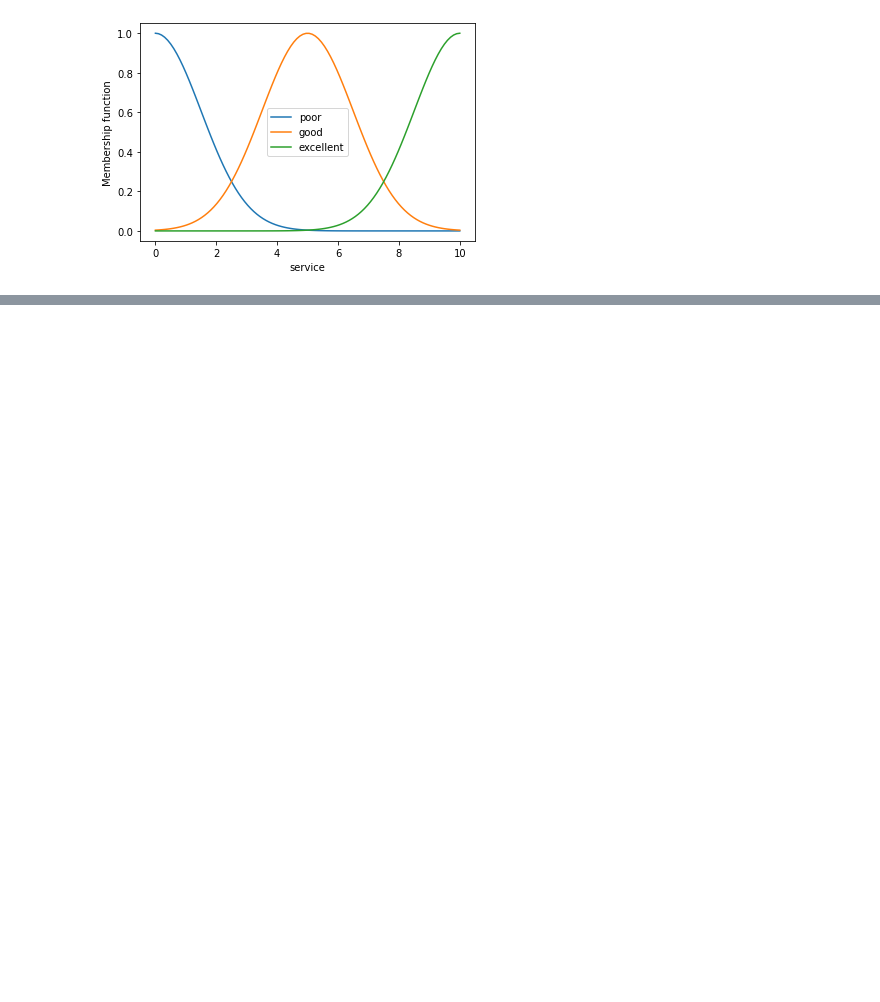
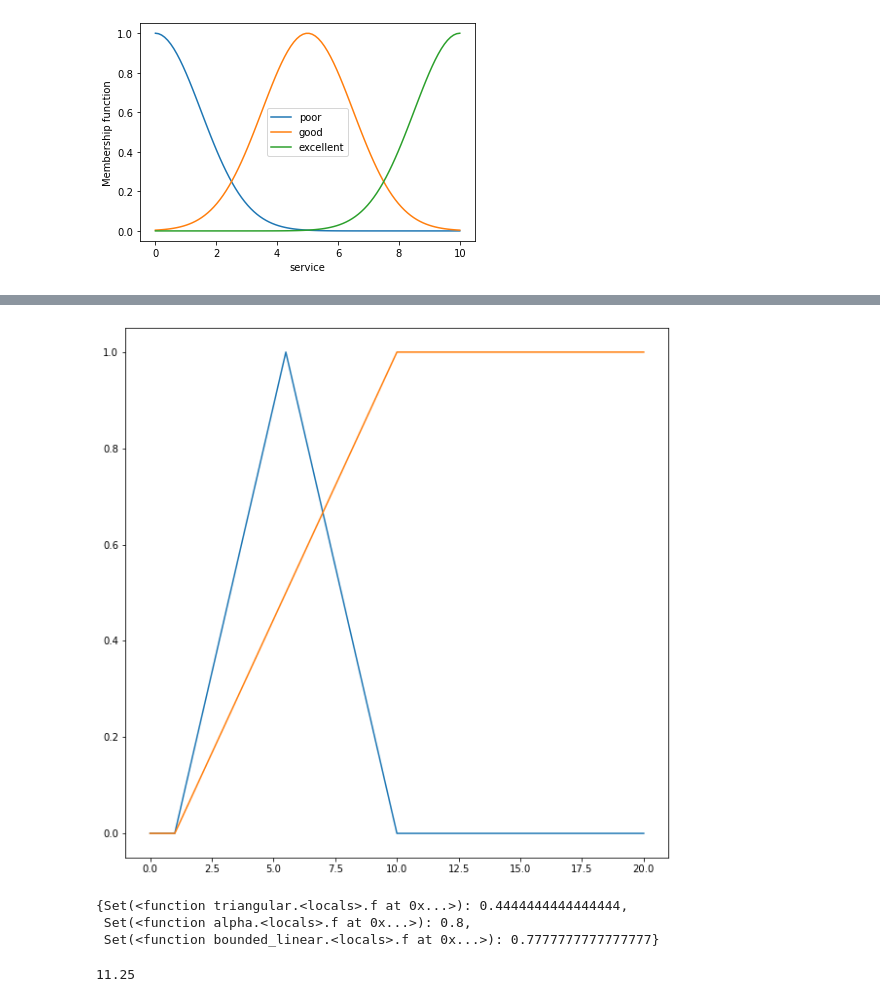
Before and after one commit to christopherkindl/data-to-text-system, a Jupyter notebook: 06_time_series_analysis/Fuzzy logic.ipynb, the cells around one changed output, grey strips where cells are left out. Drawn from its saved outputs; the diff is of its cells as text; code cells hidden in the pictures; blank space fills up the shorter version.

```diff
--- a/06_time_series_analysis/Fuzzy logic.ipynb
+++ b/06_time_series_analysis/Fuzzy logic.ipynb
@@ -26,0 +45,21 @@ NameError: name 'food' is not defined
+# %%
+numbers = Domain("numbers", 0, 20, res=0.1)
+
+close_to_10 = alpha(floor=0.2, ceiling=0.8, func=triangular(0, 20))
+close_to_5 = triangular(1, 10)
+
+numbers.foo = close_to_5
+numbers.bar = close_to_10
+numbers.bounded = bounded_linear(1, 10)
+# %%
+numbers.foo.plot()
+numbers.bounded.plot()
+# %% [output]
+[figure, added]
+# %%
+d = numbers(8)
+d
+# %% [output]
+{Set(<function triangular.<locals>.f at 0x...>): 0.4444444444444444,
+ Set(<function alpha.<locals>.f at 0x...>): 0.8,
+ Set(<function bounded_linear.<locals>.f at 0x...>): 0.7777777777777777}
@@ -26,0 +68,4 @@ NameError: name 'food' is not defined
+# %%
+22.5/2
+# %% [output]
+11.25
```
Also changed, not shown: parts of 14 cells of this notebook, 1 other file.
